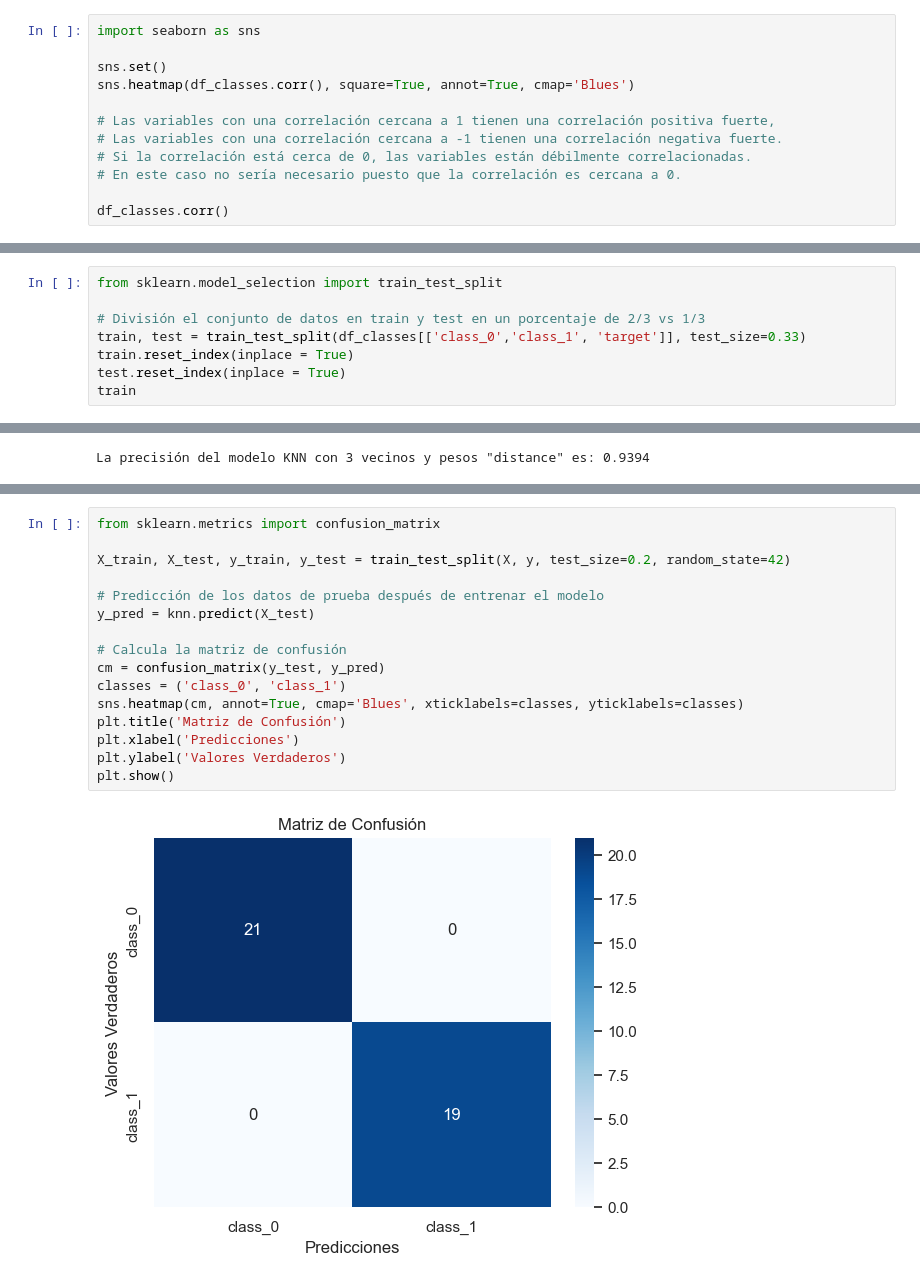
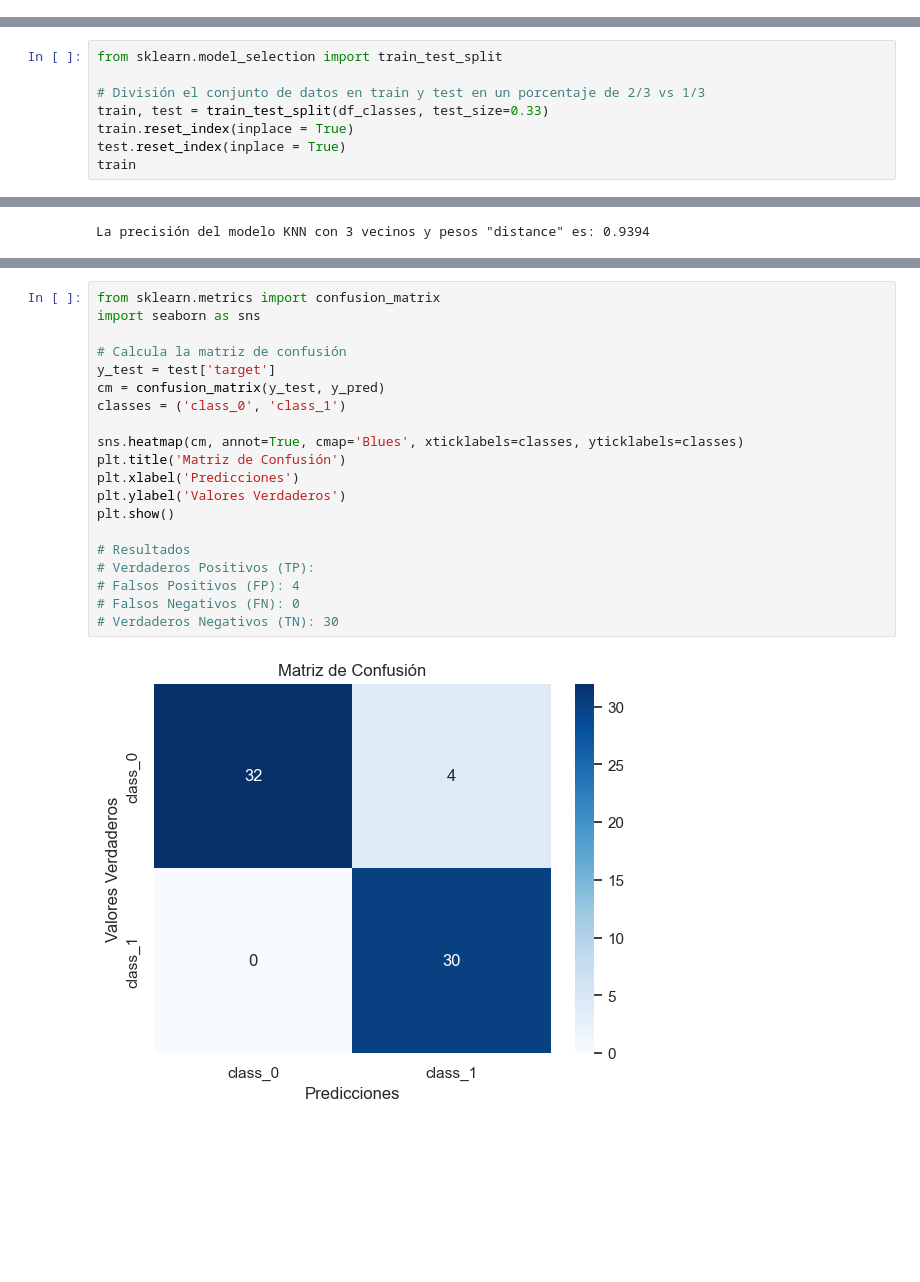
Before and after one commit to viorbe20/ai-machine-learning-systems, a Jupyter notebook: ej1-naive-bayes-knn.ipynb, the cells around one changed output, grey strips where cells are left out. Saved outputs shown, nothing was run; the diff lists cells and outputs as text; blank space fills up the shorter version.

```diff
--- a/ej1-naive-bayes-knn.ipynb
+++ b/ej1-naive-bayes-knn.ipynb
@@ -68,12 +64,0 @@ Para realizar esta selección vamos a utilizar la correlación entre cada una de
-# %%
-import seaborn as sns
-
-sns.set()
-sns.heatmap(df_classes.corr(), square=True, annot=True, cmap='Blues')
-
-# Las variables con una correlación cercana a 1 tienen una correlación positiva fuerte,
-# Las variables con una correlación cercana a -1 tienen una correlación negativa fuerte.
-# Si la correlación está cerca de 0, las variables están débilmente correlacionadas.
-# En este caso no sería necesario puesto que la correlación es cercana a 0.
-
-df_classes.corr()
@@ -89,7 +68,7 @@ df_classes.corr()
 from sklearn.model_selection import train_test_split
 
 # División el conjunto de datos en train y test en un porcentaje de 2/3 vs 1/3
-train, test = train_test_split(df_classes[['class_0','class_1', 'target']], test_size=0.33)
+train, test = train_test_split(df_classes, test_size=0.33)
 train.reset_index(inplace = True)
 test.reset_index(inplace = True)
 train
@@ -192,18 +169,22 @@ La precisión del modelo KNN con 3 vecinos y pesos "distance" es: 0.9394
 # %%
 from sklearn.metrics import confusion_matrix
-
-X_train, X_test, y_train, y_test = train_test_split(X, y, test_size=0.2, random_state=42)
-
-# Predicción de los datos de prueba después de entrenar el modelo
-y_pred = knn.predict(X_test)
+import seaborn as sns
 
 # Calcula la matriz de confusión
+y_test = test['target']
 cm = confusion_matrix(y_test, y_pred)
 classes = ('class_0', 'class_1')
+
 sns.heatmap(cm, annot=True, cmap='Blues', xticklabels=classes, yticklabels=classes)
 plt.title('Matriz de Confusión')
 plt.xlabel('Predicciones')
 plt.ylabel('Valores Verdaderos')
 plt.show()
+
+# Resultados
+# Verdaderos Positivos (TP):
+# Falsos Positivos (FP): 4
+# Falsos Negativos (FN): 0
+# Verdaderos Negativos (TN): 30
 # %% [output]
-[figure, old version]
+[figure, new version]
```
Also changed, not shown: parts of 7 cells of this notebook.
